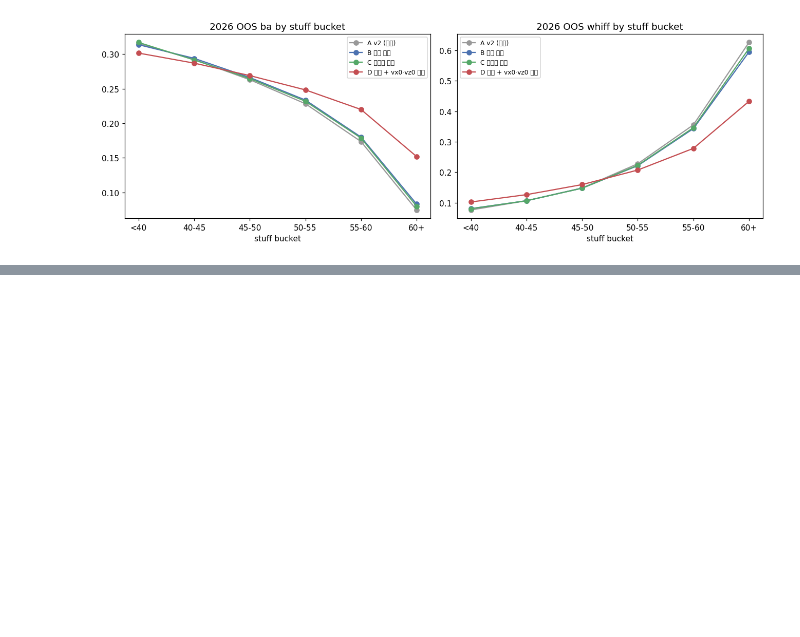
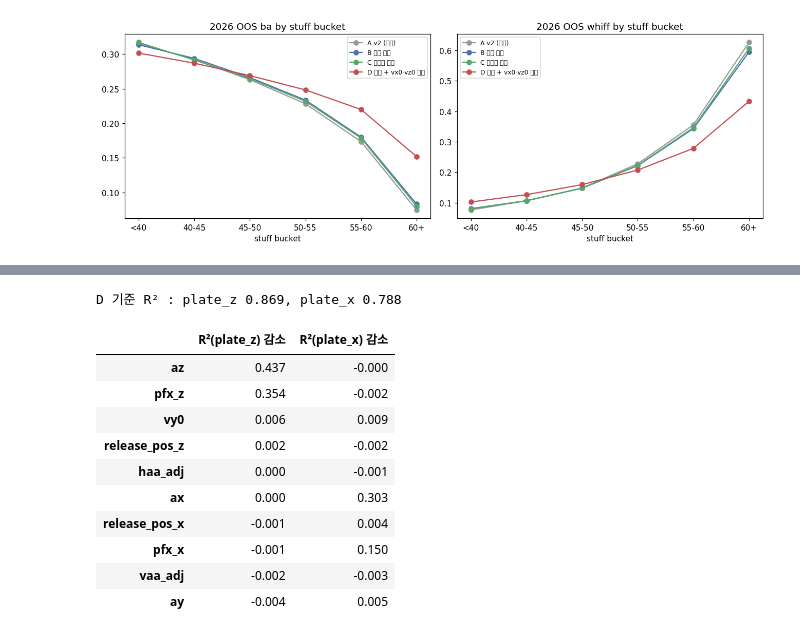
Before and after one commit to yongwon38/mlb_prediction, a Jupyter notebook: stuff_pipeline_261010.ipynb, the cells around one changed output, grey strips where cells are left out. Saved outputs shown, nothing was run; the diff lists cells and outputs as text; code cells hidden in the pictures; blank space fills up the shorter version.

```diff
--- a/stuff_pipeline_261010.ipynb
+++ b/stuff_pipeline_261010.ipynb
@@ -502,0 +512,23 @@ plt.tight_layout(); plt.savefig(os.path.join(OUT, 'oos_buckets_2026.png')); plt.
+# %%
+LEAK_CANDS = ['vaa_adj', 'haa_adj', 'az', 'ax', 'ay', 'vy0', 'release_pos_z', 'release_pos_x', 'pfx_z', 'pfx_x']
+base_z, base_x = leak_r2(FEATS['D'], 'plate_z'), leak_r2(FEATS['D'], 'plate_x_r')
+drop_rows = {}
+for f in LEAK_CANDS:
+    fs = [x for x in FEATS['D'] if x != f]
+    drop_rows[f] = {'R²(plate_z) 감소': base_z - leak_r2(fs, 'plate_z'), 'R²(plate_x) 감소': base_x - leak_r2(fs, 'plate_x_r')}
+leak_drop = pd.DataFrame(drop_rows).T.sort_values('R²(plate_z) 감소', ascending=False)
+print(f'D 기준 R² : plate_z {base_z:.3f}, plate_x {base_x:.3f}')
+display(leak_drop.round(3))
+# %% [output]
+D 기준 R² : plate_z 0.869, plate_x 0.788
+|  | R²(plate_z) 감소 | R²(plate_x) 감소 |
+| az | 0.437 | -0.000 |
+| pfx_z | 0.354 | -0.002 |
+| vy0 | 0.006 | 0.009 |
+| release_pos_z | 0.002 | -0.002 |
+| haa_adj | 0.000 | -0.001 |
+| ax | 0.000 | 0.303 |
+| release_pos_x | -0.001 | 0.004 |
+| pfx_x | -0.001 | 0.150 |
+| vaa_adj | -0.002 | -0.003 |
+| ay | -0.004 | 0.005 |
```
Also changed, not shown: parts of 8 cells of this notebook, 5 other files.
